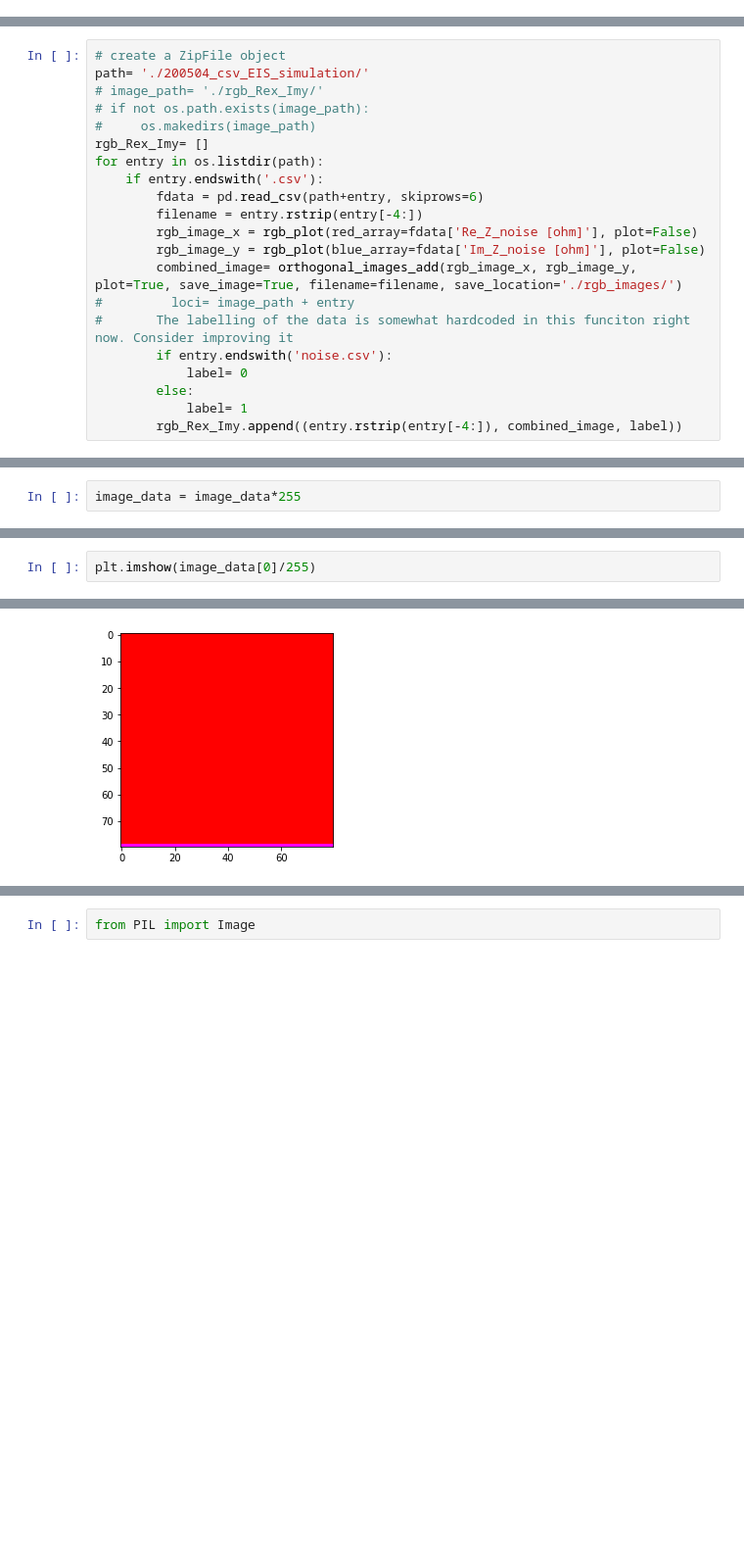
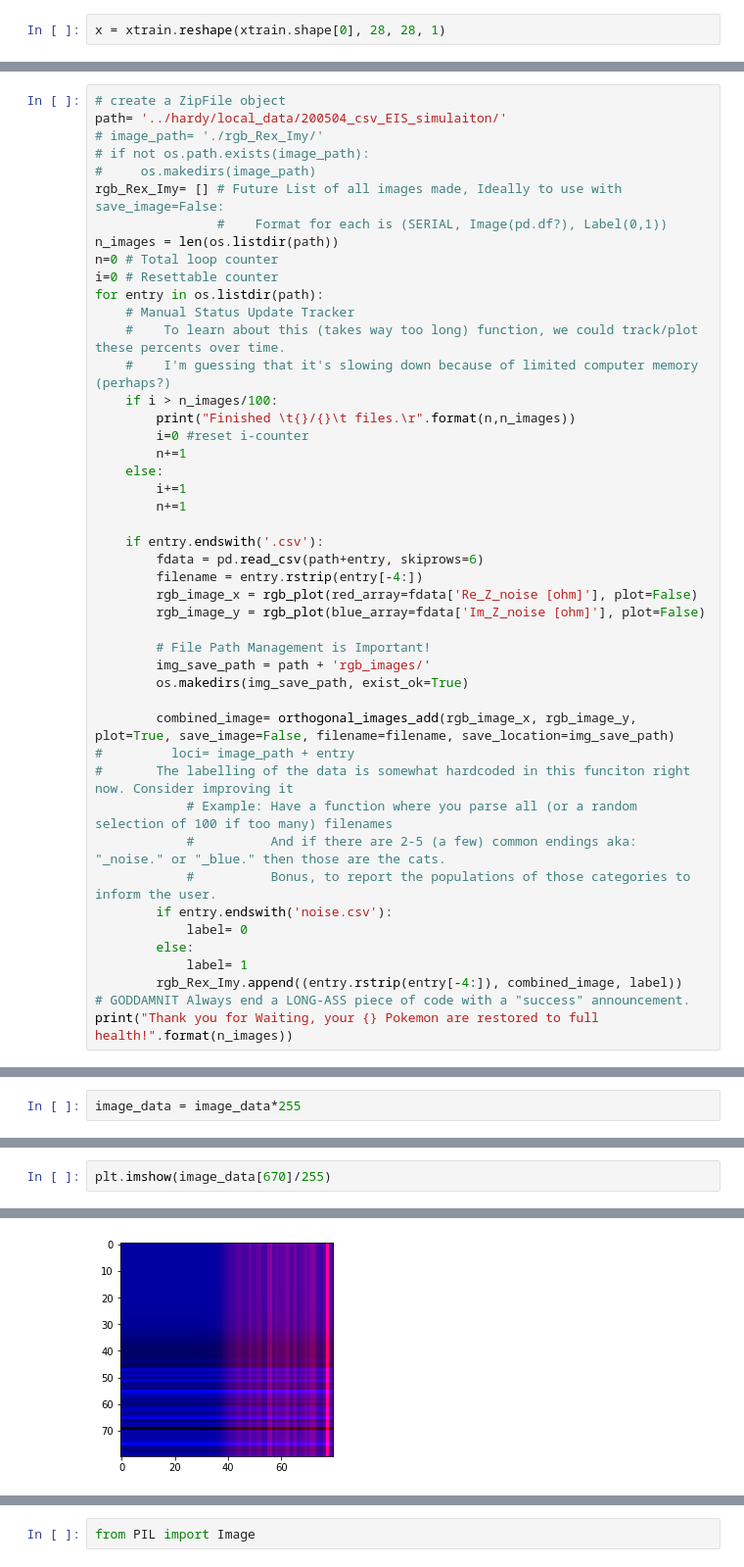
Before and after one commit to EISy-as-Py/hardy, a Jupyter notebook: examples/Keras_as_arrays_AM.ipynb, the cells around one changed output, grey strips where cells are left out. Shown at 98% size. Saved outputs shown, nothing was run; the diff lists cells and outputs as text; blank space fills up the shorter version.

```diff
--- a/examples/Keras_as_arrays_AM.ipynb
+++ b/examples/Keras_as_arrays_AM.ipynb
@@ -31,3 +28,5 @@ x = xtrain.reshape(xtrain.shape[0], 28, 28, 1)
+# %%
+x = xtrain.reshape(xtrain.shape[0], 28, 28, 1)
 # %%
 np.shape(x)
 # %% [output]
@@ -312,25 +311,50 @@ def normalize_image(color_image_array):
     return normalized_image
 # %%
 # create a ZipFile object
-path= './200504_csv_EIS_simulation/'
+path= '../hardy/local_data/200504_csv_EIS_simulaiton/'
 # image_path= './rgb_Rex_Imy/'
 # if not os.path.exists(image_path):
 #     os.makedirs(image_path)
-rgb_Rex_Imy= []
+rgb_Rex_Imy= [] # Future List of all images made, Ideally to use with save_image=False:
+                #    Format for each is (SERIAL, Image(pd.df?), Label(0,1))
+n_images = len(os.listdir(path))
+n=0 # Total loop counter
+i=0 # Resettable counter
 for entry in os.listdir(path):
+    # Manual Status Update Tracker
+    #    To learn about this (takes way too long) function, we could track/plot these percents over time.
+    #    I'm guessing that it's slowing down because of limited computer memory (perhaps?)
+    if i > n_images/100:
+        print("Finished \t{}/{}\t files.\r".format(n,n_images))
+        i=0 #reset i-counter
+        n+=1
+    else:
+        i+=1
+        n+=1
+
     if entry.endswith('.csv'):
         fdata = pd.read_csv(path+entry, skiprows=6)
         filename = entry.rstrip(entry[-4:])
         rgb_image_x = rgb_plot(red_array=fdata['Re_Z_noise [ohm]'], plot=False)
         rgb_image_y = rgb_plot(blue_array=fdata['Im_Z_noise [ohm]'], plot=False)
-        combined_image= orthogonal_images_add(rgb_image_x, rgb_image_y, plot=True, save_image=True, filename=filename, save_location='./rgb_images/')
+
+        # File Path Management is Important!
+        img_save_path = path + 'rgb_images/'
+        os.makedirs(img_save_path, exist_ok=True)
+
+        combined_image= orthogonal_images_add(rgb_image_x, rgb_image_y, plot=True, save_image=False, filename=filename, save_location=img_save_path)
 #         loci= image_path + entry
 #       The labelling of the data is somewhat hardcoded in this funciton right now. Consider improving it
+            # Example: Have a function where you parse all (or a random selection of 100 if too many) filenames
+            #          And if there are 2-5 (a few) common endings aka: "_noise." or "_blue." then those are the cats.
+            #          Bonus, to report the populations of those categories to inform the user.
         if entry.endswith('noise.csv'):
             label= 0
         else:
             label= 1
         rgb_Rex_Imy.append((entry.rstrip(entry[-4:]), combined_image, label))
+# GODDAMNIT Always end a LONG-ASS piece of code with a "success" announcement.
+print("Thank you for Waiting, your {} Pokemon are restored to full health!".format(n_images))
 # %%
 # Define the base Keras model to use for comparing the different types of plots
 
@@ -468,8 +500,8 @@ Image.frombuffer(mode='RGB', size=(80,80), data=image_data[0])
 # %%
-plt.imshow(image_data[0]/255)
+plt.imshow(image_data[670]/255)
 # %% [output]
 <matplotlib.image.AxesImage at 0x...>
-[figure, old version]
+[figure, new version]
 # %%
 plt.imshow(img)
 # %% [output]
```
Also changed, not shown: parts of 17 cells of this notebook.
